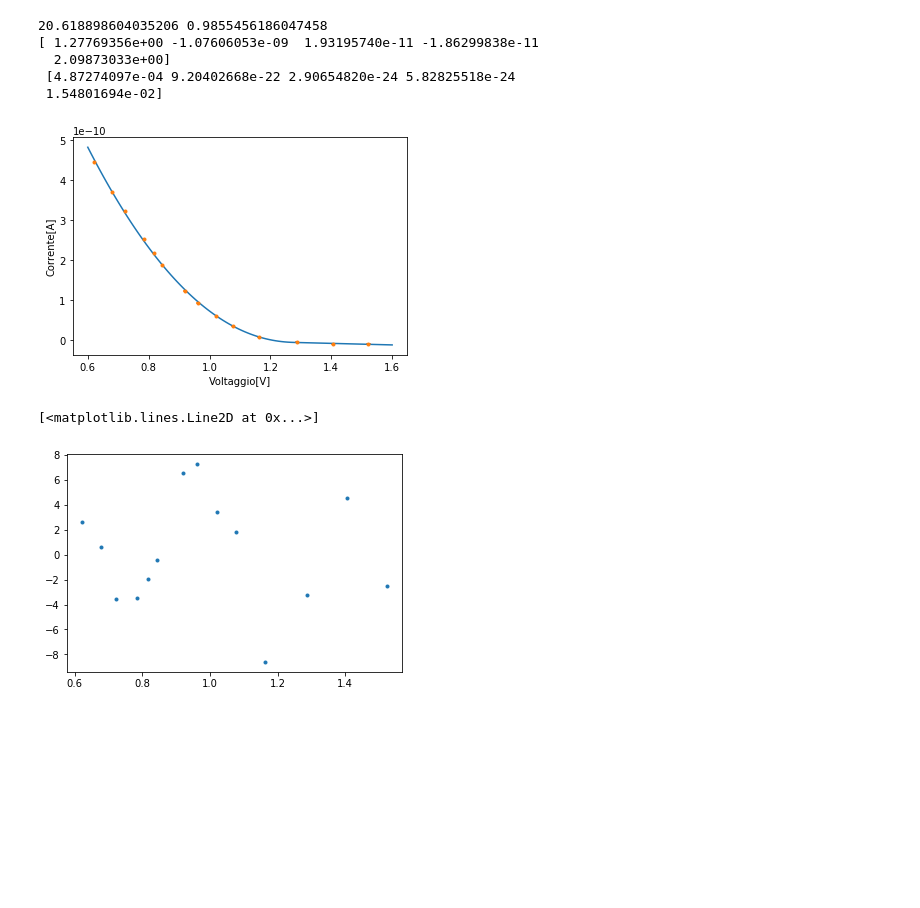
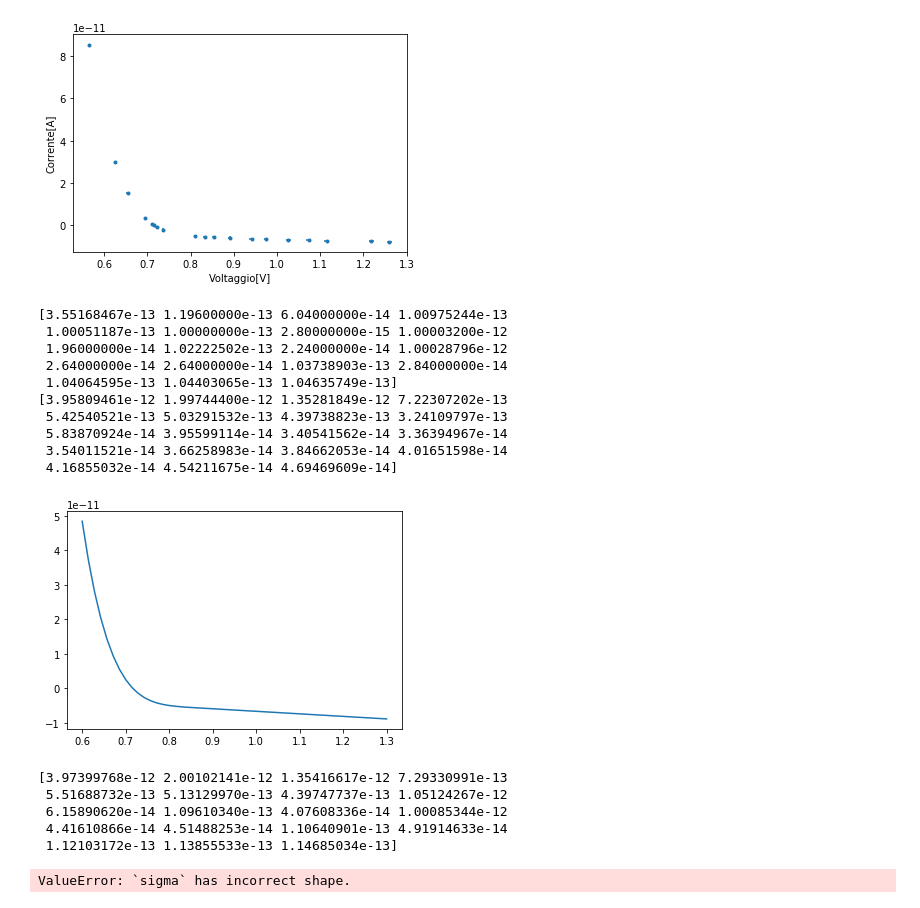
Before and after one commit to Francesco215/Fis-Lab3, a Jupyter notebook: Fotoelettrico/Untitled.ipynb, the cells around one changed output. Saved outputs shown, nothing was run; the diff lists cells and outputs as text; code cells hidden in the pictures; blank space fills up the shorter version.

```diff
--- a/Fotoelettrico/Untitled.ipynb
+++ b/Fotoelettrico/Untitled.ipynb
@@ -17,41 +93,50 @@ f2=np.vectorize(f2t)
 # %%
 viola=450e-9
 dviola=9.6e-9
 
 #dati ed errori
-I450,V450=np.genfromtxt('dati/450nm.txt',unpack='True')
+V450,I450=np.genfromtxt('dati/577nm.txt',unpack='True')
 I450=I450*1e-12
 V450=V450*1e-3
 dV450=mz.dVdig(V450)
 dI450=np.empty(len(I450))
-for i in range(len(I450)):
-    if I450[i]>-200e-12: dI450[i]=np.sqrt((I450[i]*4e-3)**2+(1e-13)**2)
-    else: dI450[i]=np.sqrt((I450[i]*4e-3)**2+(1e-12)**2)
+for j in range(len(I450)):
+    dI450[j]=np.sqrt((I450[j]*4e-3)**2+10.0**(cifra(I450[j])*2))
+    if I450[j]==0: dI450[j]=1e-13
 
 #fit
-popt,pvalue,dpopt,chi,pval=mz.curve_fitdx(falfa,V450,I450,dV450,dI450,p0=[1.213,0,0,0,2],chi2pval=True)
-print(chi,pval)
+
+pl.errorbar(V450,-I450,xerr=dV450,yerr=dI450,fmt='.')
+pl.xlabel('Voltaggio[V]')
+pl.ylabel('Corrente[A]')
+pl.show()
+
+popt,pvcov=curve_fitdx(falfa,V450,I450,dV450,dI450,[0.755,0,0,0,2])
+#popt,pvcov=curve_fit(falfa,V450,I450,[0.755,0,0,0,2],sigma=dI450)
+#print(chi,pval)
 print(popt,'\n',pcov.diagonal())
 
 
 #plot
 x=np.linspace(0.6,1.6,100)
 y=falfa(x,*popt)
 pl.plot(x,-y)
-pl.errorbar(V450,-I450,xerr=dV450,yerr=dI450,fmt='.')
-pl.xlabel('Voltaggio[V]')
-pl.ylabel('Corrente[A]')
-pl.show()
 # %% [output]
+[figure, new version]
-20.618898604035206 0.9855456186047458
-[ 1.27769356e+00 -1.07606053e-09  1.93195740e-11 -1.86299838e-11
-  2.09873033e+00]
- [4.87274097e-04 9.20402668e-22 2.90654820e-24 5.82825518e-24
- 1.54801694e-02]
+[3.55168467e-13 1.19600000e-13 6.04000000e-14 1.00975244e-13
+ 1.00051187e-13 1.00000000e-13 2.80000000e-15 1.00003200e-12
+ 1.96000000e-14 1.02222502e-13 2.24000000e-14 1.00028796e-12
+ 2.64000000e-14 2.64000000e-14 1.03738903e-13 2.84000000e-14
+ 1.04064595e-13 1.04403065e-13 1.04635749e-13]
+[3.95809461e-12 1.99744400e-12 1.35281849e-12 7.22307202e-13
+ 5.42540521e-13 5.03291532e-13 4.39738823e-13 3.24109797e-13
+ 5.83870924e-14 3.95599114e-14 3.40541562e-14 3.36394967e-14
+ 3.54011521e-14 3.66258983e-14 3.84662053e-14 4.01651598e-14
+ 4.16855032e-14 4.54211675e-14 4.69469609e-14]
-[figure, old version]
+[figure, added]
+[3.97399768e-12 2.00102141e-12 1.35416617e-12 7.29330991e-13
+ 5.51688732e-13 5.13129970e-13 4.39747737e-13 1.05124267e-12
+ 6.15890620e-14 1.09610340e-13 4.07608336e-14 1.00085344e-12
+ 4.41610866e-14 4.51488253e-14 1.10640901e-13 4.91914633e-14
+ 1.12103172e-13 1.13855533e-13 1.14685034e-13]
+ValueError: `sigma` has incorrect shape.
-# %%
-#pl.errorbar(V450,I450-falfa(V450,*popt),xerr=dV450,yerr=dI450,fmt='.')
-pl.plot(V450,(I450-falfa(V450,*popt))/dI450,'.')
-# %% [output]
-[<matplotlib.lines.Line2D at 0x...>]
-[figure, removed]
```
Also changed, not shown: parts of 5 cells of this notebook, 3 other files.
